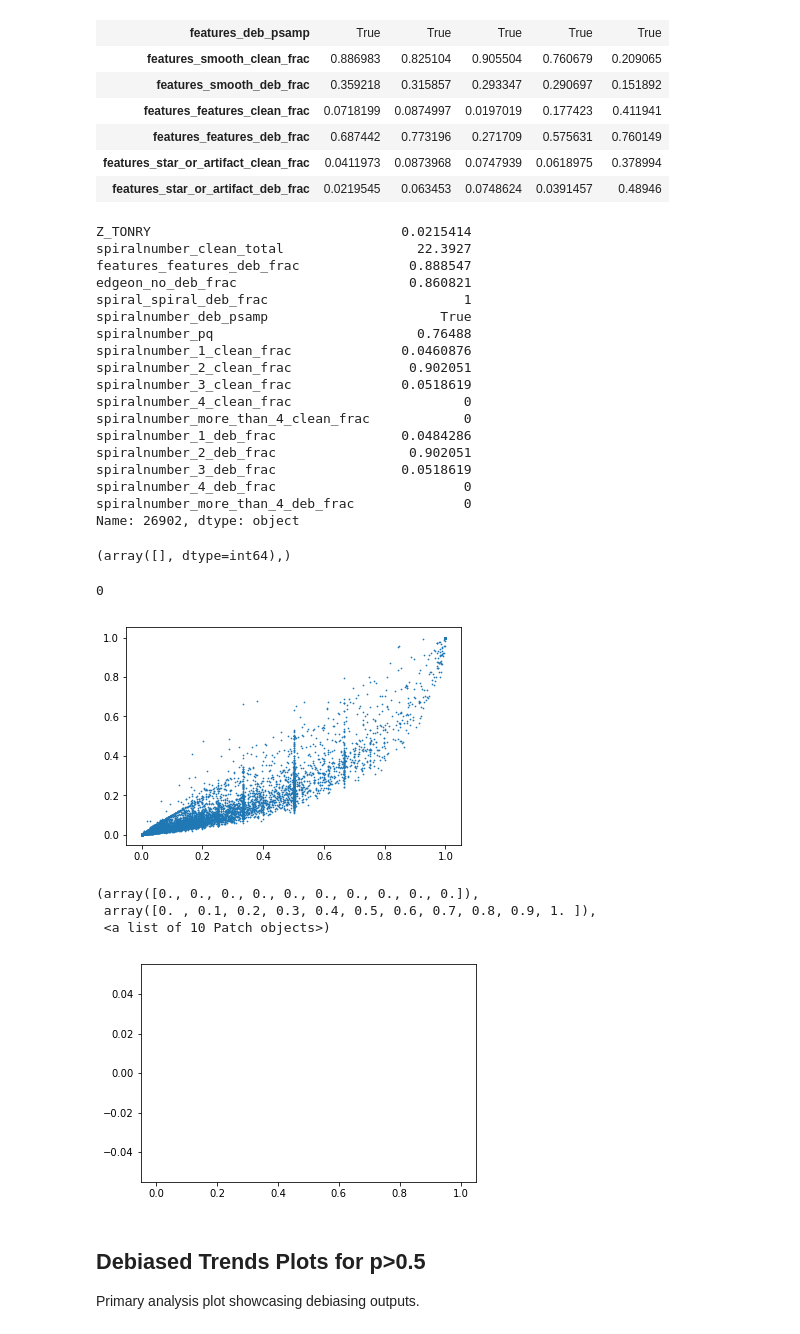
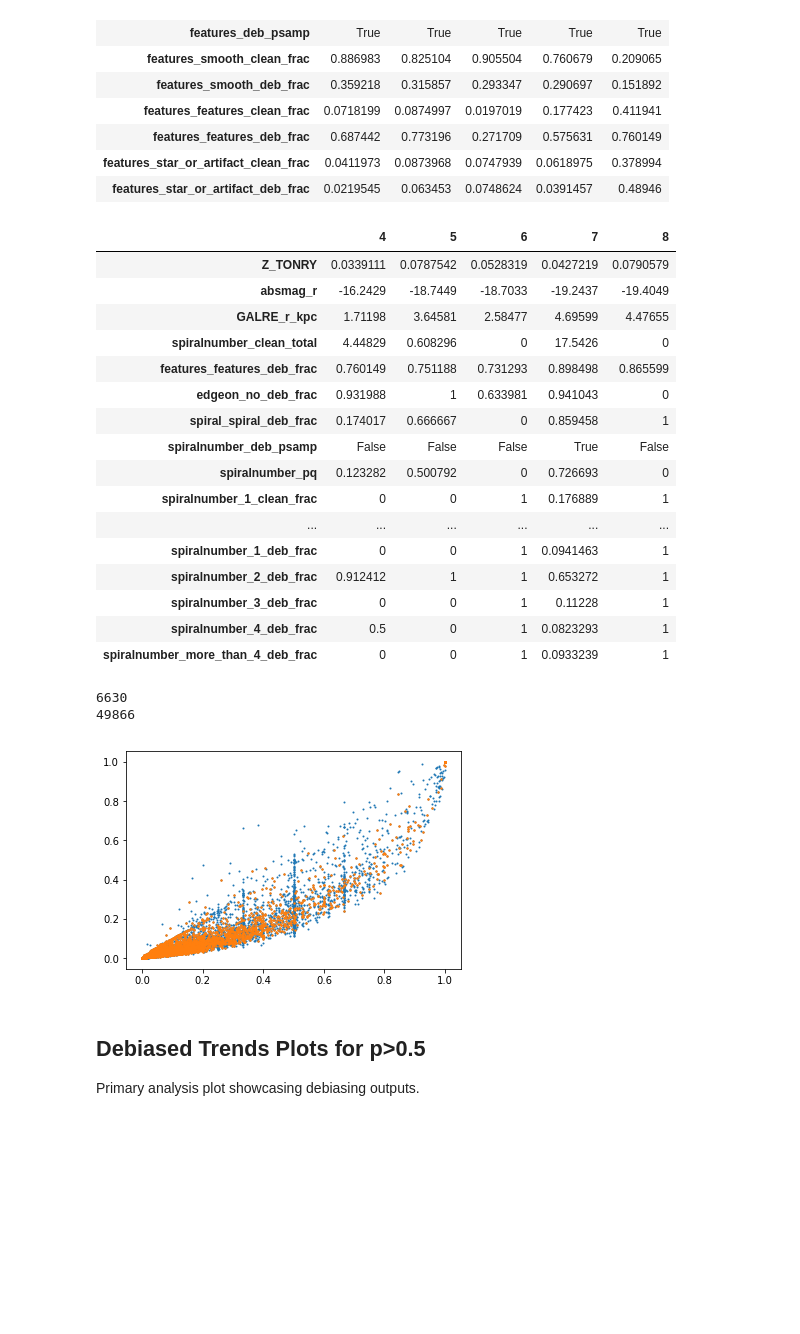
Before and after one commit to leeskelvin/gamakidsgz, a Jupyter notebook: outputs/debiasing/debiasing.ipynb, the cells around one changed output. Cells and saved outputs as stored; diff of their text form; code cells hidden in the pictures; blank space fills up the shorter version.

```diff
--- a/outputs/debiasing/debiasing.ipynb
+++ b/outputs/debiasing/debiasing.ipynb
@@ -719,7 +733,7 @@ class Sample():
             select = (p_col >= p_cut) & (N_col >= N_cut)
             less_data = full_data[select]
             print(f'{len(less_data)}/{len(full_data)} galaxies '
-                  f'with p>{p_cut} and N>={N_cut}.')
+                  f'with p>={p_cut} and N>={N_cut}.')
         else:
             less_data = full_data.copy()
             select = np.ones(len(full_data), dtype=np.bool)
@@ -1509,6 +1521,8 @@ display(data_deb[z_column,
 # %%
 # analyse debiased data for given question
 display(data_deb[z_column,
+                 Mr_column,
+                 R50_column,
                  'spiralnumber_clean_total',
                  'features_features_deb_frac',
                  'edgeon_no_deb_frac',
@@ -1525,23 +1539,22 @@ display(data_deb[z_column,
                  'spiralnumber_3_deb_frac',
                  'spiralnumber_4_deb_frac',
                  'spiralnumber_more_than_4_deb_frac',
-                ].to_pandas().iloc[26902,:].T)
+                ].to_pandas().iloc[4:4+5,:].T)
 # %% [output]
-Z_TONRY                                0.0215414
-spiralnumber_clean_total                 22.3927
-features_features_deb_frac              0.888547
-edgeon_no_deb_frac                      0.860821
-spiral_spiral_deb_frac                         1
-spiralnumber_deb_psamp                      True
-spiralnumber_pq                          0.76488
-spiralnumber_1_clean_frac              0.0460876
-spiralnumber_2_clean_frac               0.902051
-spiralnumber_3_clean_frac              0.0518619
-spiralnumber_4_clean_frac                      0
-spiralnumber_more_than_4_clean_frac            0
-spiralnumber_1_deb_frac                0.0484286
-spiralnumber_2_deb_frac                 0.902051
-spiralnumber_3_deb_frac                0.0518619
-spiralnumber_4_deb_frac                        0
-spiralnumber_more_than_4_deb_frac              0
-Name: 26902, dtype: object
+|  | 4 | 5 | 6 | 7 | 8 |
+| Z_TONRY | 0.0339111 | 0.0787542 | 0.0528319 | 0.0427219 | 0.0790579 |
+| absmag_r | -16.2429 | -18.7449 | -18.7033 | -19.2437 | -19.4049 |
+| GALRE_r_kpc | 1.71198 | 3.64581 | 2.58477 | 4.69599 | 4.47655 |
+| spiralnumber_clean_total | 4.44829 | 0.608296 | 0 | 17.5426 | 0 |
+| features_features_deb_frac | 0.760149 | 0.751188 | 0.731293 | 0.898498 | 0.865599 |
+| edgeon_no_deb_frac | 0.931988 | 1 | 0.633981 | 0.941043 | 0 |
+| spiral_spiral_deb_frac | 0.174017 | 0.666667 | 0 | 0.859458 | 1 |
+| spiralnumber_deb_psamp | False | False | False | True | False |
+| spiralnumber_pq | 0.123282 | 0.500792 | 0 | 0.726693 | 0 |
+| spiralnumber_1_clean_frac | 0 | 0 | 1 | 0.176889 | 1 |
+| ... | ... | ... | ... | ... | ... |
+| spiralnumber_1_deb_frac | 0 | 0 | 1 | 0.0941463 | 1 |
+| spiralnumber_2_deb_frac | 0.912412 | 1 | 1 | 0.653272 | 1 |
+| spiralnumber_3_deb_frac | 0 | 0 | 1 | 0.11228 | 1 |
+| spiralnumber_4_deb_frac | 0.5 | 0 | 1 | 0.0823293 | 1 |
+| spiralnumber_more_than_4_deb_frac | 0 | 0 | 1 | 0.0933239 | 1 |
@@ -1552,25 +1561,15 @@ samp2 = data_deb['spiralnumber_deb_psamp']==1
-# %%
-np.where(samp1 & samp2)
-# %% [output]
-(array([], dtype=int64),)
 # %%
-samp = ((data_deb['spiralnumber_1_deb_frac']==1) &
-        (data_deb['spiralnumber_1_clean_frac']!=1))
+samp = (data_deb['spiralnumber_deb_psamp']==1)
 ax = plt.subplot(111)
 ax.scatter(data_deb['spiralnumber_1_clean_frac'],
            data_deb['spiralnumber_1_deb_frac'],
-           s=0.5)
-ax.plot(data_deb['spiralnumber_1_clean_frac'][samp],
+           color=cols[1], s=1)
+ax.scatter(data_deb['spiralnumber_1_clean_frac'][samp],
         data_deb['spiralnumber_1_deb_frac'][samp],
-        'ro', markersize=5)
+        color=cols[0], s=2)
 print(sum(samp))
+print(len(samp))
 # %% [output]
-0
+6630
+49866
-[figure, old version]
+[figure, new version]
-# %%
-plt.hist(data_deb[R50_column][samp])
-# %% [output]
-(array([0., 0., 0., 0., 0., 0., 0., 0., 0., 0.]),
- array([0. , 0.1, 0.2, 0.3, 0.4, 0.5, 0.6, 0.7, 0.8, 0.9, 1. ]),
- <a list of 10 Patch objects>)
-[figure, removed]
```
Also changed, not shown: parts of 15 cells of this notebook, 8 other files.
